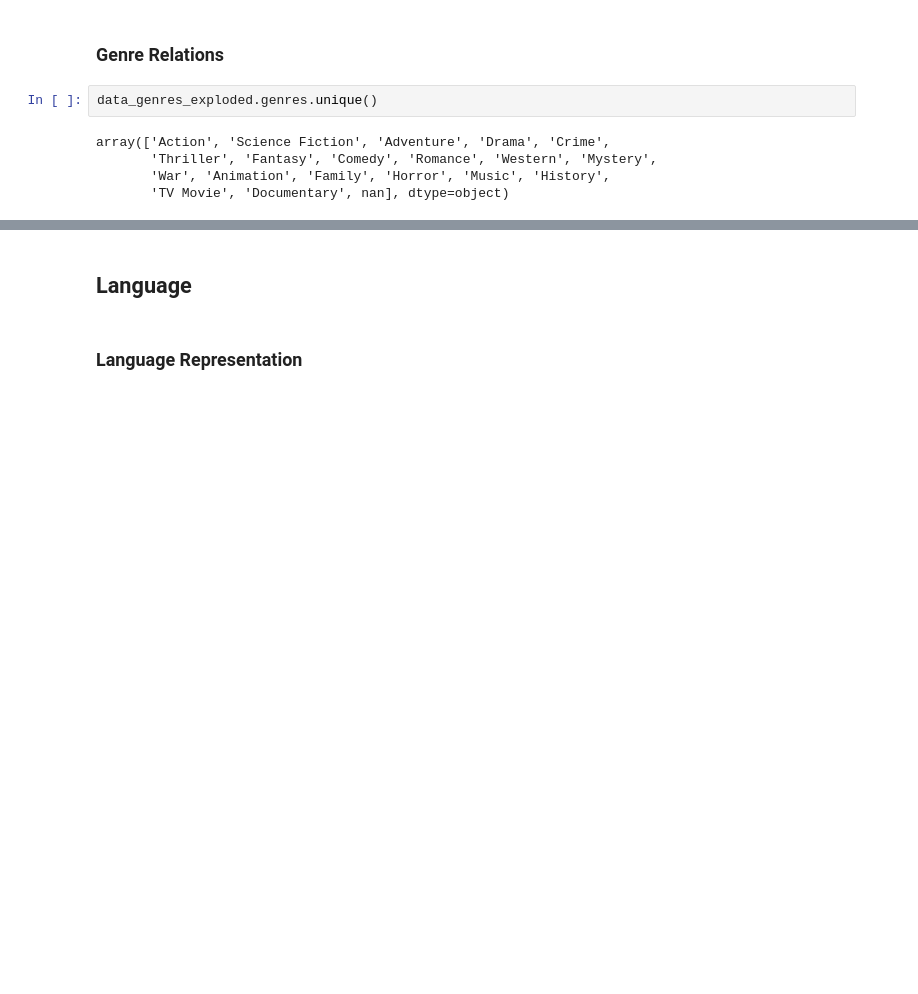
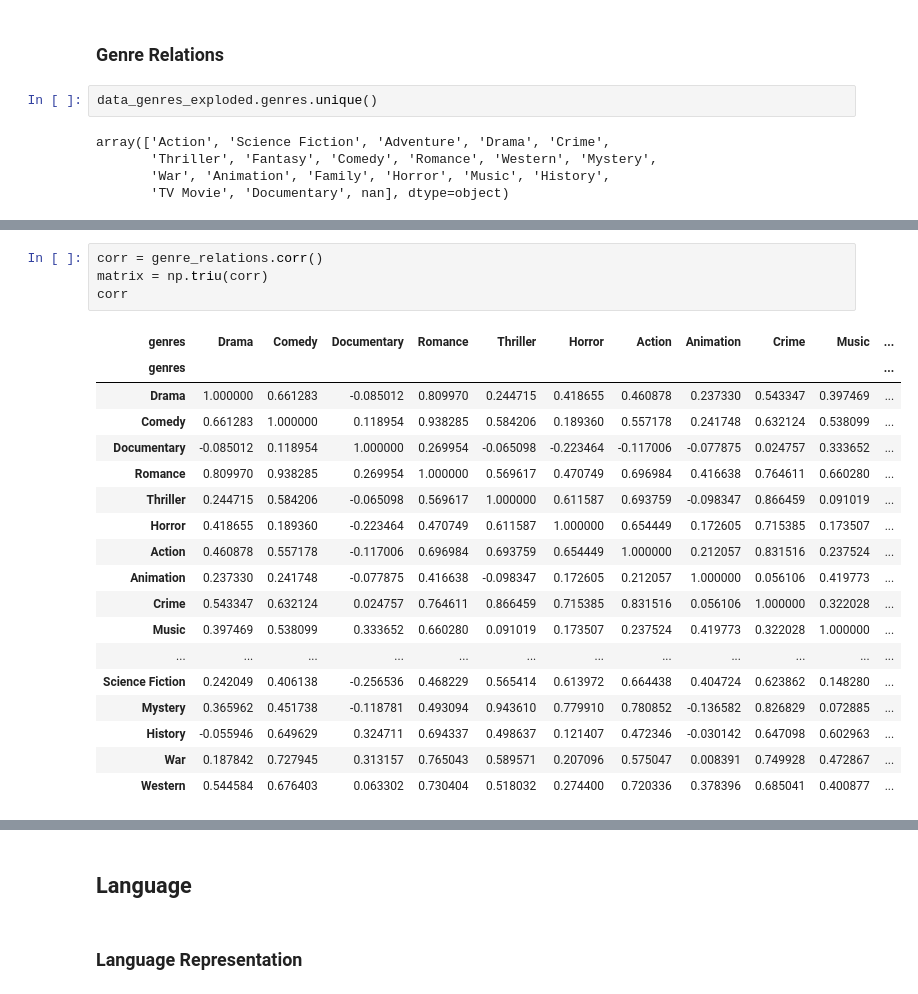
Before and after one commit to KiwiFlavorBepis/FilmFinder, a Jupyter notebook: Data/Data Visualization/Visualizations.ipynb, the cells around one changed output, grey strips where cells are left out. Saved outputs shown, nothing was run; the diff lists cells and outputs as text; blank space fills up the shorter version.

```diff
--- a/Data/Data Visualization/Visualizations.ipynb
+++ b/Data/Data Visualization/Visualizations.ipynb
@@ -152 +170,24 @@ action_movies = action_movies[action_movies.isAction]
+# %%
+corr = genre_relations.corr()
+matrix = np.triu(corr)
+corr
+# %% [output]
+| genres | Drama | Comedy | Documentary | Romance | Thriller | Horror | Action | Animation | Crime | Music | ... |
+| genres |  |  |  |  |  |  |  |  |  |  | ... |
+| Drama | 1.000000 | 0.661283 | -0.085012 | 0.809970 | 0.244715 | 0.418655 | 0.460878 | 0.237330 | 0.543347 | 0.397469 | ... |
+| Comedy | 0.661283 | 1.000000 | 0.118954 | 0.938285 | 0.584206 | 0.189360 | 0.557178 | 0.241748 | 0.632124 | 0.538099 | ... |
+| Documentary | -0.085012 | 0.118954 | 1.000000 | 0.269954 | -0.065098 | -0.223464 | -0.117006 | -0.077875 | 0.024757 | 0.333652 | ... |
+| Romance | 0.809970 | 0.938285 | 0.269954 | 1.000000 | 0.569617 | 0.470749 | 0.696984 | 0.416638 | 0.764611 | 0.660280 | ... |
+| Thriller | 0.244715 | 0.584206 | -0.065098 | 0.569617 | 1.000000 | 0.611587 | 0.693759 | -0.098347 | 0.866459 | 0.091019 | ... |
+| Horror | 0.418655 | 0.189360 | -0.223464 | 0.470749 | 0.611587 | 1.000000 | 0.654449 | 0.172605 | 0.715385 | 0.173507 | ... |
+| Action | 0.460878 | 0.557178 | -0.117006 | 0.696984 | 0.693759 | 0.654449 | 1.000000 | 0.212057 | 0.831516 | 0.237524 | ... |
+| Animation | 0.237330 | 0.241748 | -0.077875 | 0.416638 | -0.098347 | 0.172605 | 0.212057 | 1.000000 | 0.056106 | 0.419773 | ... |
+| Crime | 0.543347 | 0.632124 | 0.024757 | 0.764611 | 0.866459 | 0.715385 | 0.831516 | 0.056106 | 1.000000 | 0.322028 | ... |
+| Music | 0.397469 | 0.538099 | 0.333652 | 0.660280 | 0.091019 | 0.173507 | 0.237524 | 0.419773 | 0.322028 | 1.000000 | ... |
+| ... | ... | ... | ... | ... | ... | ... | ... | ... | ... | ... | ... |
+| Science Fiction | 0.242049 | 0.406138 | -0.256536 | 0.468229 | 0.565414 | 0.613972 | 0.664438 | 0.404724 | 0.623862 | 0.148280 | ... |
+| Mystery | 0.365962 | 0.451738 | -0.118781 | 0.493094 | 0.943610 | 0.779910 | 0.780852 | -0.136582 | 0.826829 | 0.072885 | ... |
+| History | -0.055946 | 0.649629 | 0.324711 | 0.694337 | 0.498637 | 0.121407 | 0.472346 | -0.030142 | 0.647098 | 0.602963 | ... |
+| War | 0.187842 | 0.727945 | 0.313157 | 0.765043 | 0.589571 | 0.207096 | 0.575047 | 0.008391 | 0.749928 | 0.472867 | ... |
+| Western | 0.544584 | 0.676403 | 0.063302 | 0.730404 | 0.518032 | 0.274400 | 0.720336 | 0.378396 | 0.685041 | 0.400877 | ... |
 # %%
```
Also changed, not shown: parts of 17 cells of this notebook.
